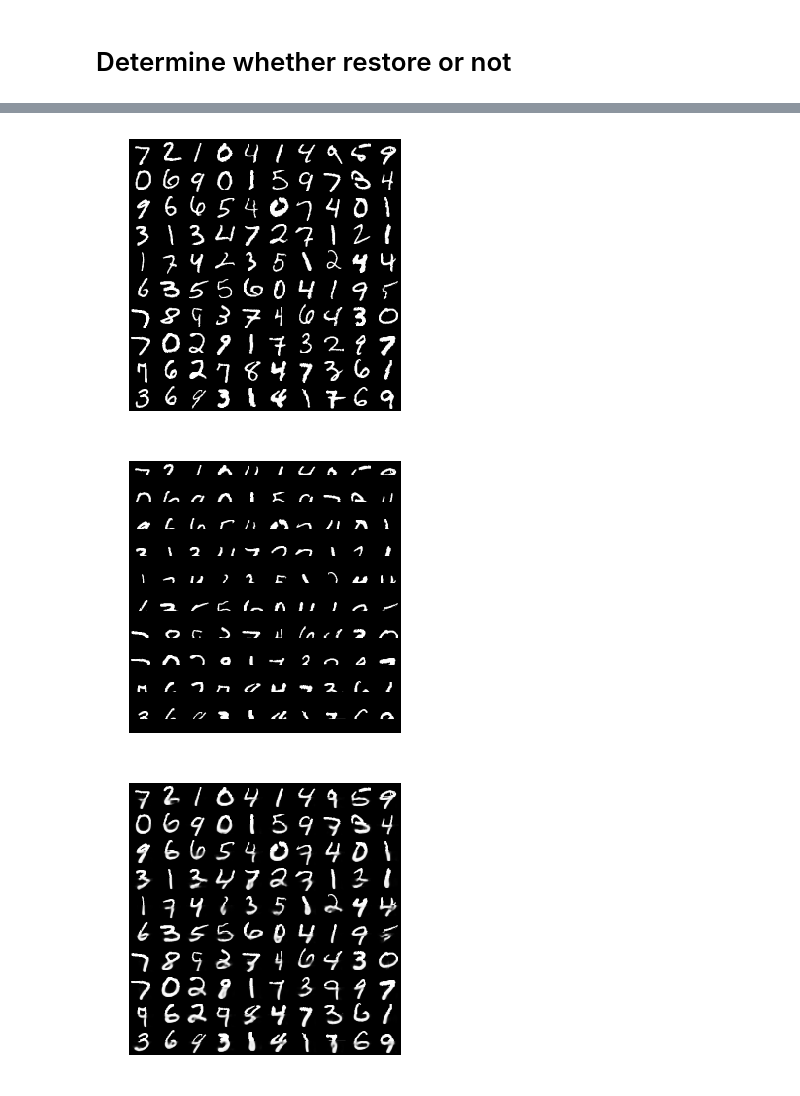
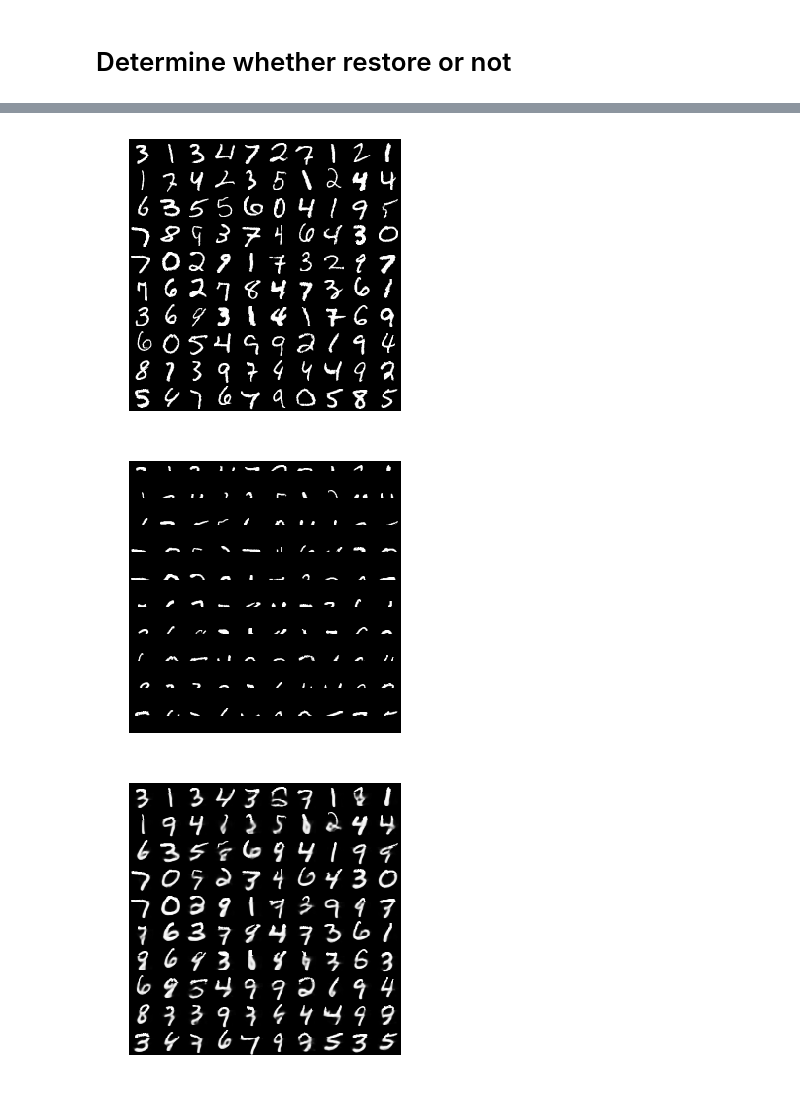
Before and after one commit to maestrojeong/tf_cnn2rnn, a Jupyter notebook: class3/mnist_without_static_rnn.ipynb, the cells around one changed output, grey strips where cells are left out. Saved outputs shown, nothing was run; the diff lists cells and outputs as text; code cells hidden in the pictures.

```diff
--- a/class3/mnist_without_static_rnn.ipynb
+++ b/class3/mnist_without_static_rnn.ipynb
@@ -113,7 +90,7 @@ rnn/output_projection_wrapper/bias:0 : [28]
 # %% [markdown]
 # Determine whether restore or not
 # %%
-restore = False
+restore = True
 # %%
 sess = tf.Session()
 if restore:
@@ -182,20 +140,20 @@ def images_generator(images, keep_num = 14):
                         image_restore[j][i+1][k] = restored[j][k]
     return image_restore
 # %%
-start = 0
+start = 30
 image_sample = np.reshape(test['input'][start:start+batch_size], [batch_size, 28, 28])
 
-keep_row = 14
+keep_row = 10
 image_clip = np.zeros((batch_size, 28, 28))
 for i in range(batch_size):
     for j in range(keep_row):
         for k in range(28):
             image_clip[i][j][k] = image_sample[i][j][k]
 image_fake = images_generator(image_sample, keep_row)
 images_print(image_sample)
 images_print(image_clip)
 images_print(image_fake)
 # %% [output]
-[figure, old version]
+[figure, new version]
-[figure, old version]
+[figure, new version]
-[figure, old version]
+[figure, new version]
```
Also changed, not shown: parts of 2 cells of this notebook, 7 other files.
